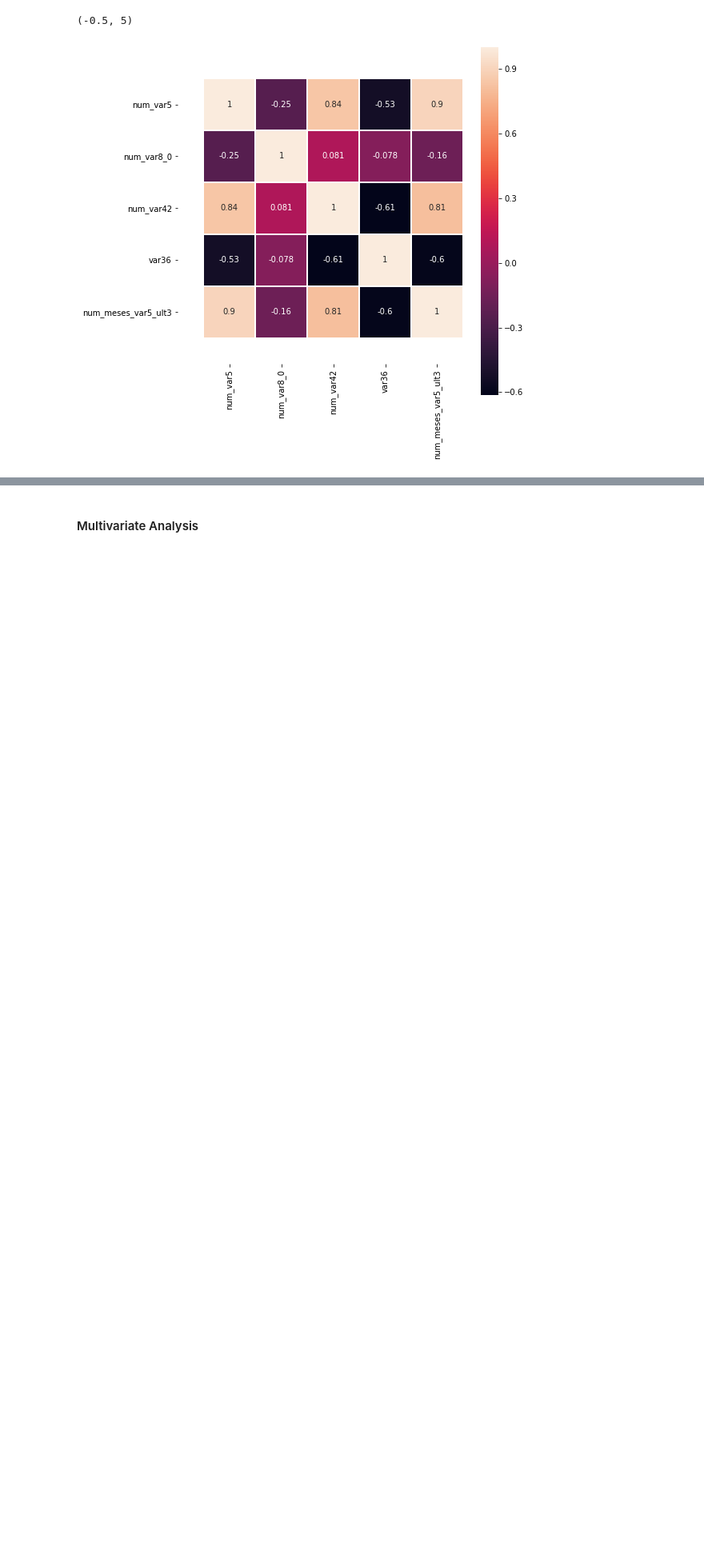
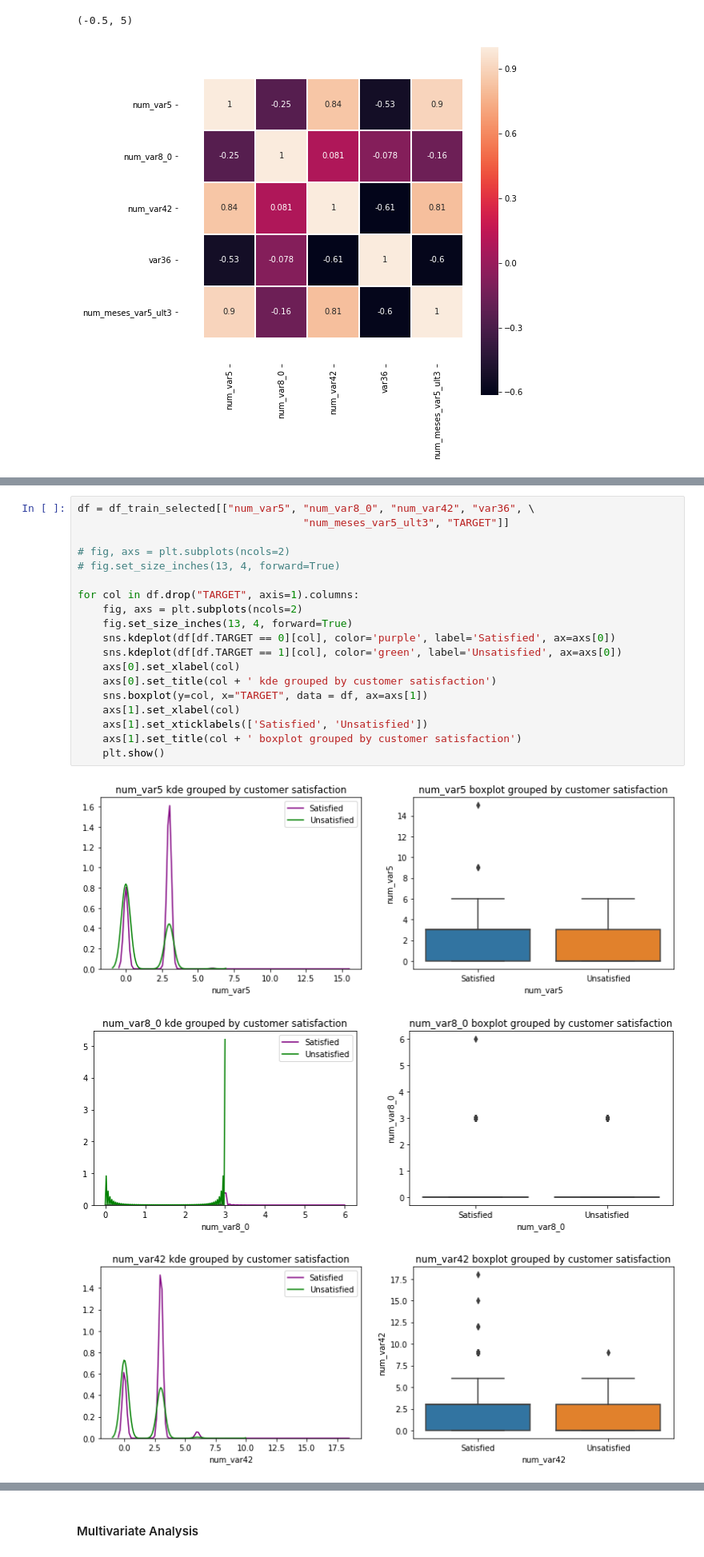
Before and after one commit to naiaraap/Predicting-Customer-Satisfaction-Level-from-Santander, a Jupyter notebook: CustomerSatisfactionLevelPrediction.ipynb, the cells around one changed output, grey strips where cells are left out. Shown at 80% size. Saved outputs shown, nothing was run; the diff lists cells and outputs as text; blank space fills up the shorter version.

```diff
--- a/CustomerSatisfactionLevelPrediction.ipynb
+++ b/CustomerSatisfactionLevelPrediction.ipynb
@@ -341,0 +359,23 @@ ax.set_xlim([-0.5, len(corr)])
+# %%
+df = df_train_selected[["num_var5", "num_var8_0", "num_var42", "var36", \
+                                    "num_meses_var5_ult3", "TARGET"]]
+
+# fig, axs = plt.subplots(ncols=2)
+# fig.set_size_inches(13, 4, forward=True)
+
+for col in df.drop("TARGET", axis=1).columns:
+    fig, axs = plt.subplots(ncols=2)
+    fig.set_size_inches(13, 4, forward=True)
+    sns.kdeplot(df[df.TARGET == 0][col], color='purple', label='Satisfied', ax=axs[0])
+    sns.kdeplot(df[df.TARGET == 1][col], color='green', label='Unsatisfied', ax=axs[0])
+    axs[0].set_xlabel(col)
+    axs[0].set_title(col + ' kde grouped by customer satisfaction')
+    sns.boxplot(y=col, x="TARGET", data = df, ax=axs[1])
+    axs[1].set_xlabel(col)
+    axs[1].set_xticklabels(['Satisfied', 'Unsatisfied'])
+    axs[1].set_title(col + ' boxplot grouped by customer satisfaction')
+    plt.show()
+# %% [output]
+[figure, added]
+[figure, added]
+[figure, added]
```
Also changed, not shown: parts of 7 cells of this notebook.
